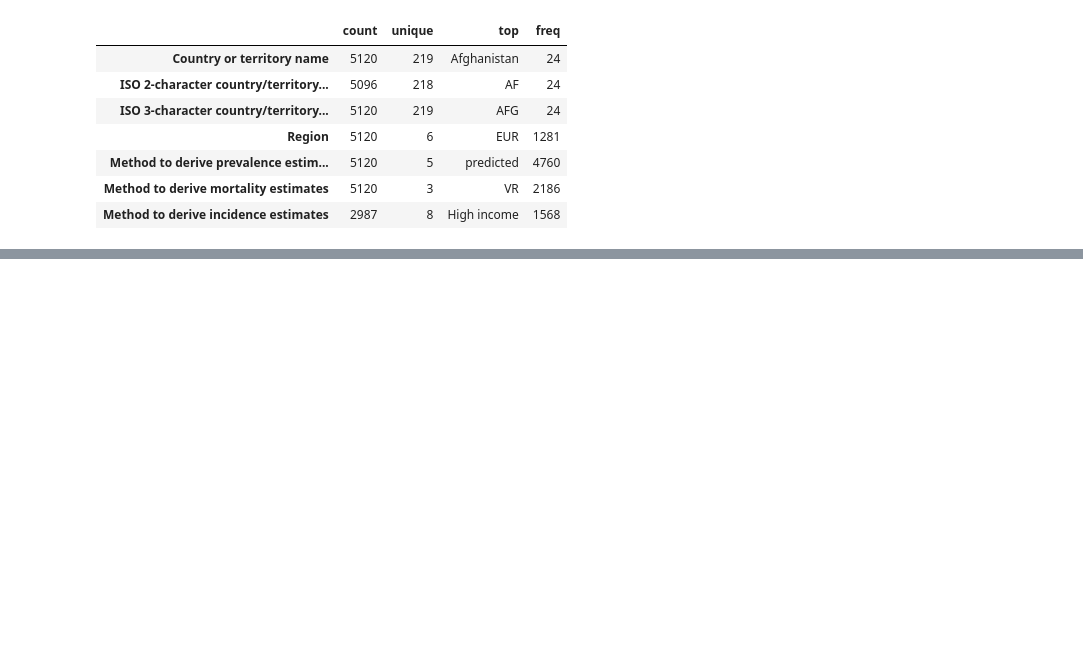
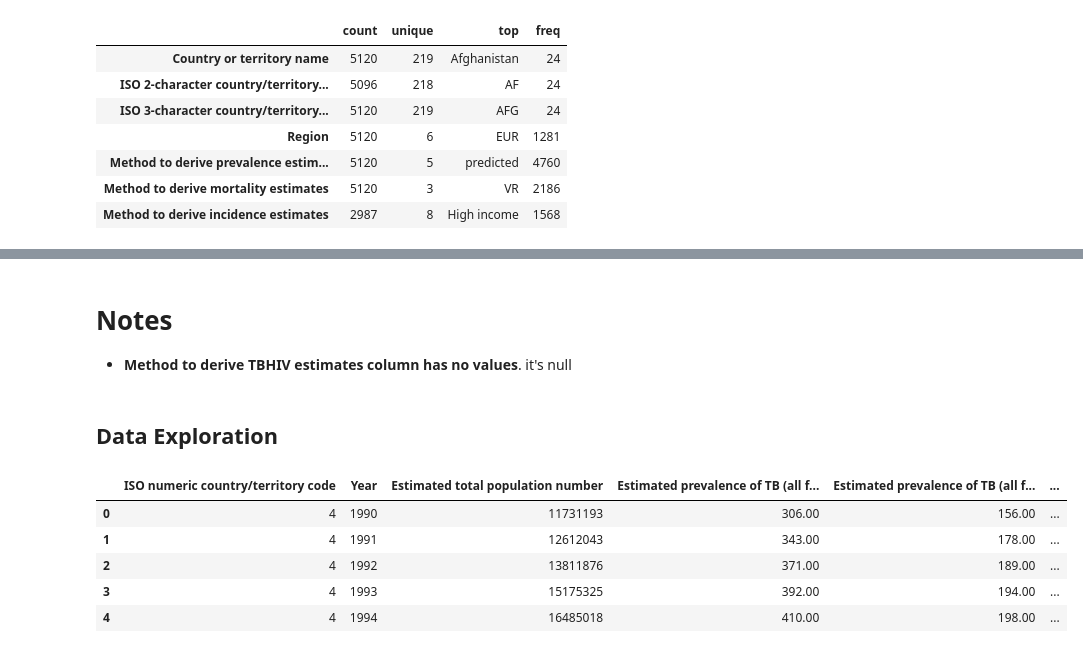
Before and after one commit to murithidenisgitobu/TB-BURDEN-IN-THE-WORLD, a Jupyter notebook: Notebook/TB.ipynb, the cells around one changed output, grey strips where cells are left out. Saved outputs shown, nothing was run; the diff lists cells and outputs as text; code cells hidden in the pictures; blank space fills up the shorter version.

```diff
--- a/Notebook/TB.ipynb
+++ b/Notebook/TB.ipynb
@@ -64,0 +116,17 @@ df.describe(include="O").T
+# %% [markdown]
+# Notes
+
+- **Method to derive TBHIV estimates column has no values**. it's null
+# %% [markdown]
+## **Data Exploration**
+# %%
+# Get Numeric columns
+numeric_columns_data = df.select_dtypes(include=["float", "int64"])
+numeric_columns_data.head()
+# %% [output]
+|  | ISO numeric country/territory code | Year | Estimated total population number | Estimated prevalence of TB (all f... | Estimated prevalence of TB (all f... | ... |
+| 0 | 4 | 1990 | 11731193 | 306.00 | 156.00 | ... |
+| 1 | 4 | 1991 | 12612043 | 343.00 | 178.00 | ... |
+| 2 | 4 | 1992 | 13811876 | 371.00 | 189.00 | ... |
+| 3 | 4 | 1993 | 15175325 | 392.00 | 194.00 | ... |
+| 4 | 4 | 1994 | 16485018 | 410.00 | 198.00 | ... |
```
Also changed, not shown: parts of 8 cells of this notebook.
